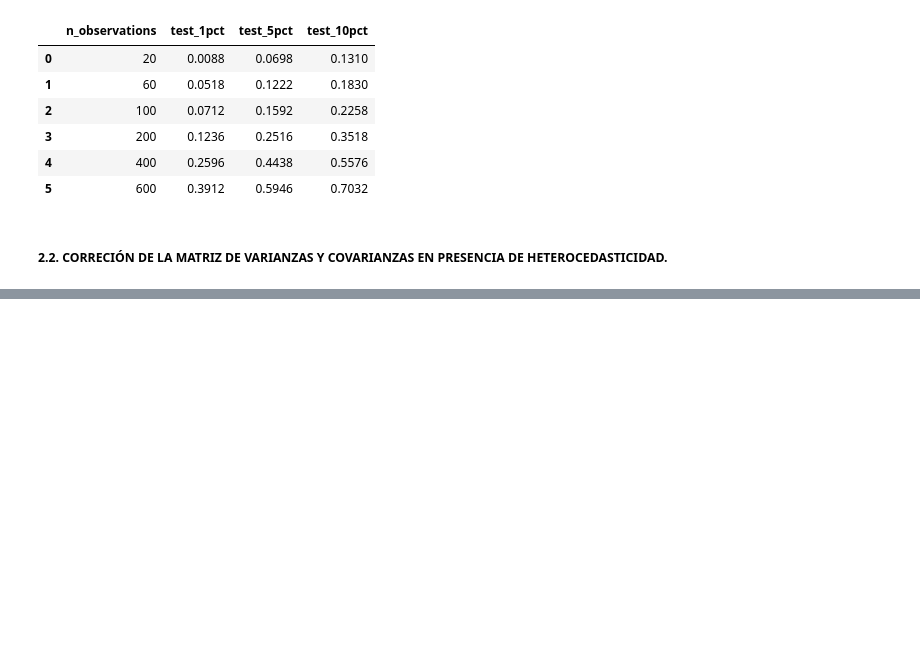
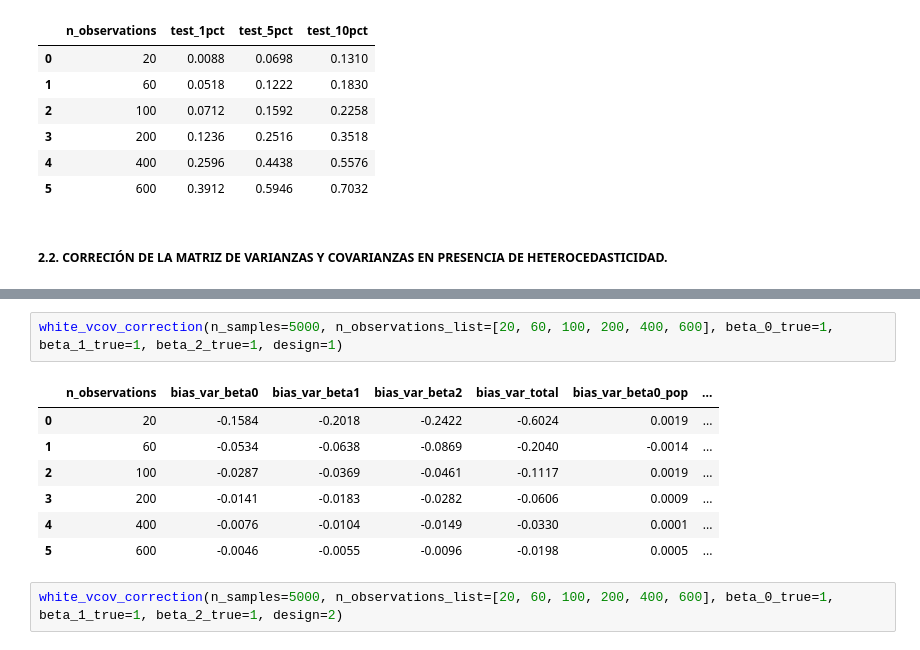
Before and after one commit to DavidGuzzi/MECMT05, a Jupyter notebook: Guzzi3649.ipynb, the cells around one changed output, grey strips where cells are left out. Saved outputs shown, nothing was run; the diff lists cells and outputs as text; blank space fills up the shorter version.

```diff
--- a/Guzzi3649.ipynb
+++ b/Guzzi3649.ipynb
@@ -497,0 +582,12 @@ white_het_test(n_samples=5000, n_observations_list=[20, 60, 100, 200, 400, 600],
+# %%
+white_vcov_correction(n_samples=5000, n_observations_list=[20, 60, 100, 200, 400, 600], beta_0_true=1, beta_1_true=1, beta_2_true=1, design=1)
+# %% [output]
+|  | n_observations | bias_var_beta0 | bias_var_beta1 | bias_var_beta2 | bias_var_total | bias_var_beta0_pop | ... |
+| 0 | 20 | -0.1584 | -0.2018 | -0.2422 | -0.6024 | 0.0019 | ... |
+| 1 | 60 | -0.0534 | -0.0638 | -0.0869 | -0.2040 | -0.0014 | ... |
+| 2 | 100 | -0.0287 | -0.0369 | -0.0461 | -0.1117 | 0.0019 | ... |
+| 3 | 200 | -0.0141 | -0.0183 | -0.0282 | -0.0606 | 0.0009 | ... |
+| 4 | 400 | -0.0076 | -0.0104 | -0.0149 | -0.0330 | 0.0001 | ... |
+| 5 | 600 | -0.0046 | -0.0055 | -0.0096 | -0.0198 | 0.0005 | ... |
+# %%
+white_vcov_correction(n_samples=5000, n_observations_list=[20, 60, 100, 200, 400, 600], beta_0_true=1, beta_1_true=1, beta_2_true=1, design=2)
```
Also changed, not shown: parts of 1 cell of this notebook.
